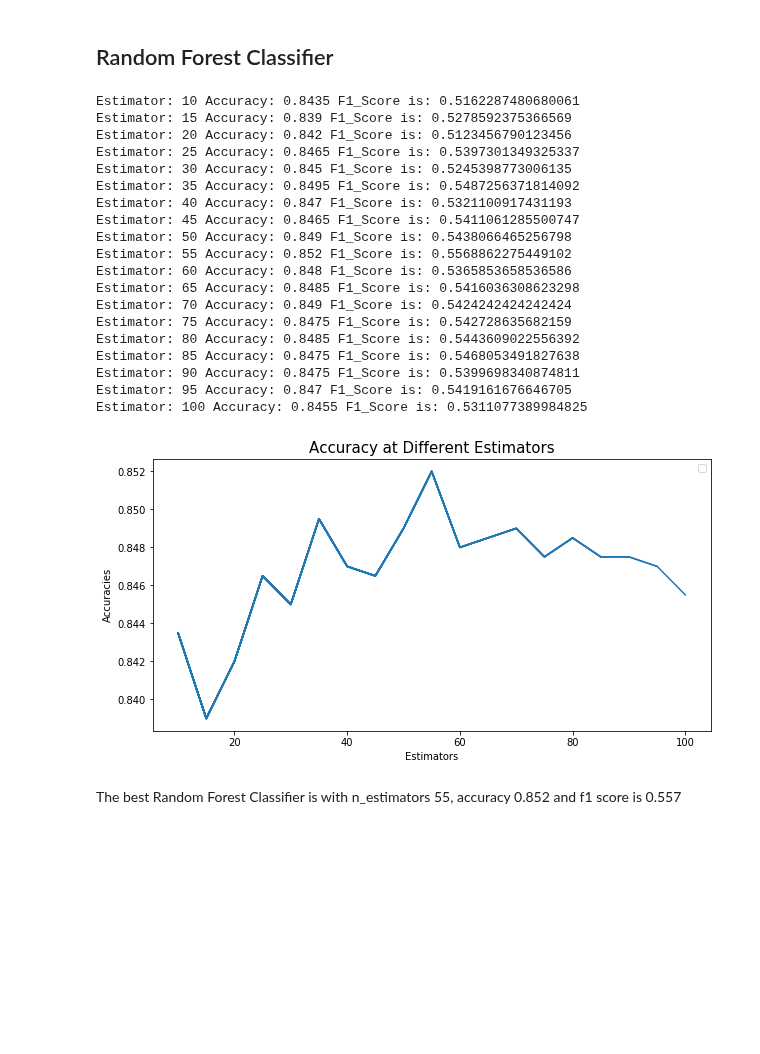
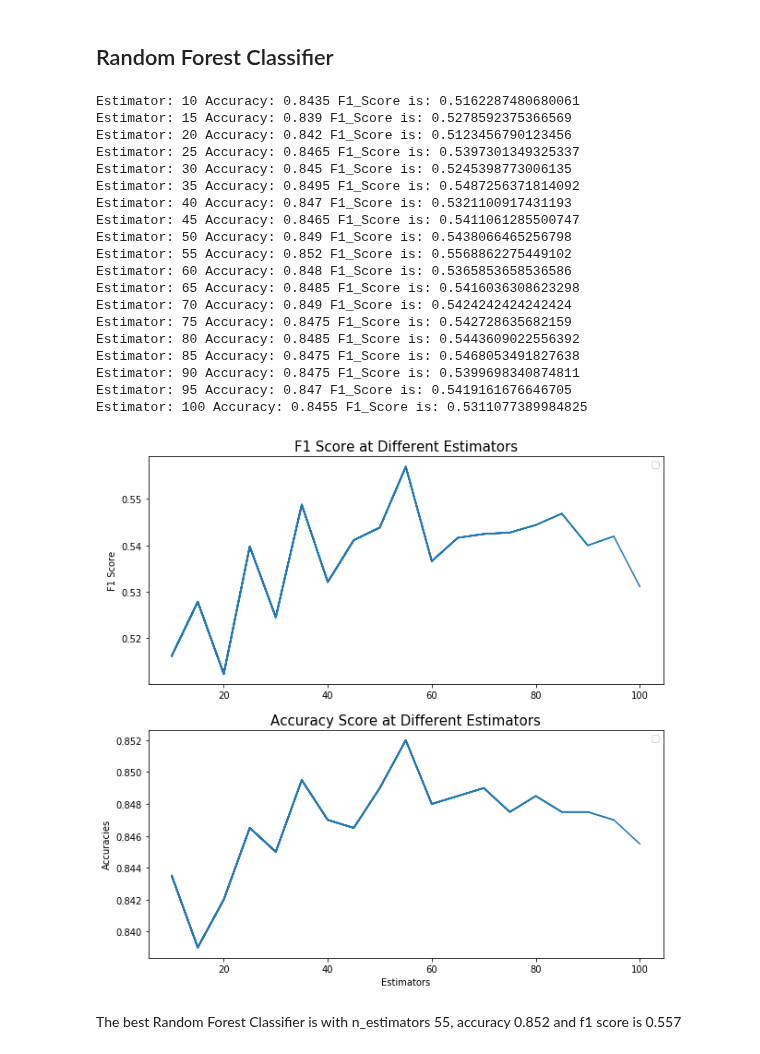
Before and after one commit to rainbowmoonlight/Yandex_Practicum_Projects, a Jupyter notebook: 07 Bank Churns ML Prediction - In Progress/Bank Churns Prediction Machine Learning.ipynb, the cells around one changed output. Drawn from its saved outputs; the diff is of its cells as text; code cells hidden in the pictures; blank space fills up the shorter version.

```diff
--- a/07 Bank Churns ML Prediction - In Progress/Bank Churns Prediction Machine Learning.ipynb
+++ b/07 Bank Churns ML Prediction - In Progress/Bank Churns Prediction Machine Learning.ipynb
@@ -305,45 +325,52 @@ array([[1542,   35],
 # %%
 estimators = []
 RFC_accuracy = []
-plt.figure(figsize=(10, 5))
+f1score_accuracy=[]
+fig, (ax1,ax2) = plt.subplots(2,1, figsize=(10,10))
 
 for estim in range(10,101,5):
     model = RandomForestClassifier(random_state=12345, n_estimators=estim)
     model.fit(X_train, y_train)
     y_pred = model.predict(X_valid)
     score = accuracy_score(y_valid, y_pred)
+    f1score = f1_score(y_valid, y_pred)
     estimators.append(estim)
     RFC_accuracy.append(score)
+    f1score_accuracy.append(f1score)
     print('Estimator:', estim, end='')
     print(' Accuracy:', score, end='')
-    print(' F1_Score is:', f1_score(y_valid, y_pred))
-    sns.lineplot(data=pd.DataFrame(data=RFC_accuracy, index=estimators))
-    plt.legend('')
-plt.title("Accuracy at Different Estimators", fontsize=15)
-plt.ylabel("Accuracies")
-plt.xlabel("Estimators")
+    print(' F1_Score is:', f1score)
+    sns.lineplot(data=pd.DataFrame(data=f1score_accuracy, index=estimators), ax=ax1)
+    sns.lineplot(data=pd.DataFrame(data=RFC_accuracy, index=estimators), ax=ax2)
+ax1.set_title("F1 Score at Different Estimators", fontsize=15)
+ax1.set_ylabel("F1 Score")
+ax1.legend('')
+ax2.set_title("Accuracy Score at Different Estimators", fontsize=15)
+ax2.set_ylabel("Accuracies")
+ax2.legend('')
+plt.xlabel('Estimators')
 plt.show()
 # %% [output]
 Estimator: 10 Accuracy: 0.8435 F1_Score is: 0.5162287480680061
 Estimator: 15 Accuracy: 0.839 F1_Score is: 0.5278592375366569
 Estimator: 20 Accuracy: 0.842 F1_Score is: 0.5123456790123456
 Estimator: 25 Accuracy: 0.8465 F1_Score is: 0.5397301349325337
 Estimator: 30 Accuracy: 0.845 F1_Score is: 0.5245398773006135
 Estimator: 35 Accuracy: 0.8495 F1_Score is: 0.5487256371814092
 Estimator: 40 Accuracy: 0.847 F1_Score is: 0.5321100917431193
 Estimator: 45 Accuracy: 0.8465 F1_Score is: 0.5411061285500747
 Estimator: 50 Accuracy: 0.849 F1_Score is: 0.5438066465256798
 Estimator: 55 Accuracy: 0.852 F1_Score is: 0.5568862275449102
 Estimator: 60 Accuracy: 0.848 F1_Score is: 0.5365853658536586
 Estimator: 65 Accuracy: 0.8485 F1_Score is: 0.5416036308623298
 Estimator: 70 Accuracy: 0.849 F1_Score is: 0.5424242424242424
 Estimator: 75 Accuracy: 0.8475 F1_Score is: 0.542728635682159
 Estimator: 80 Accuracy: 0.8485 F1_Score is: 0.5443609022556392
 Estimator: 85 Accuracy: 0.8475 F1_Score is: 0.5468053491827638
 Estimator: 90 Accuracy: 0.8475 F1_Score is: 0.5399698340874811
 Estimator: 95 Accuracy: 0.847 F1_Score is: 0.5419161676646705
 Estimator: 100 Accuracy: 0.8455 F1_Score is: 0.5311077389984825
-[figure, old version]
+[figure, new version]
 # %% [markdown]
 The best Random Forest Classifier is with n_estimators 55, accuracy 0.852 and f1 score is 0.557
 # %% [markdown]
```
Also changed, not shown: parts of 25 cells of this notebook.
